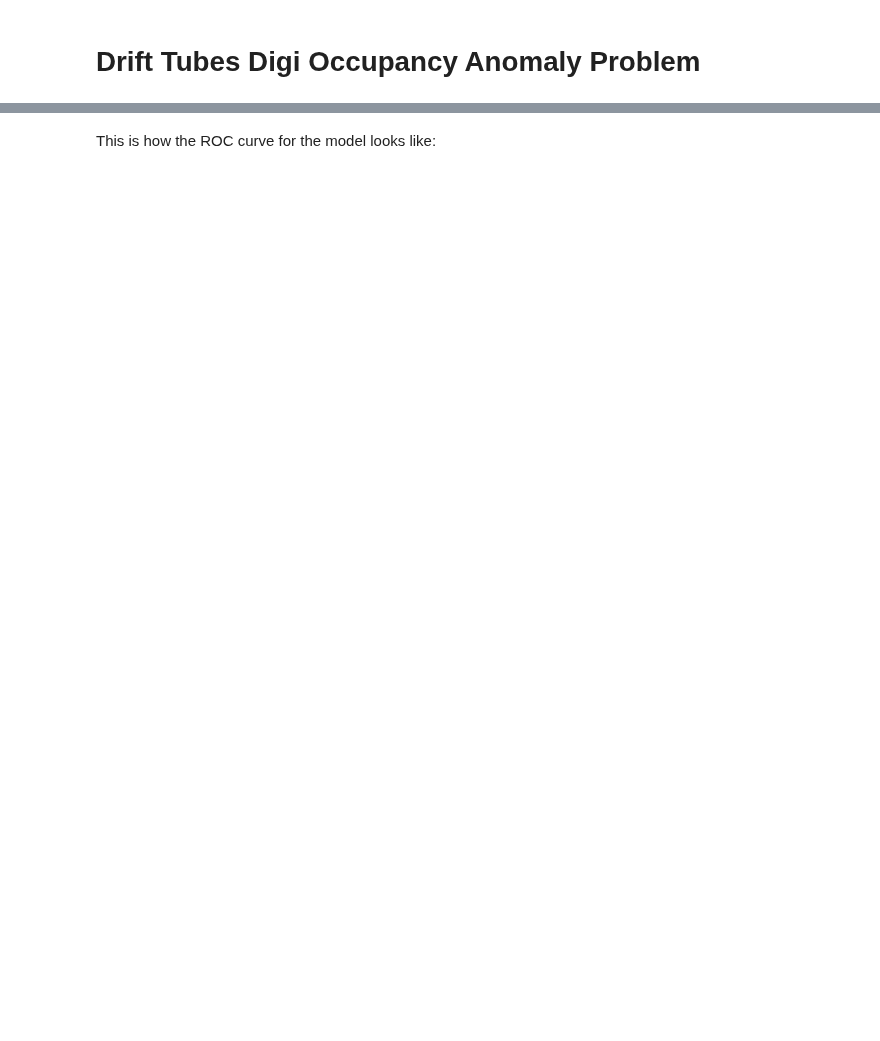
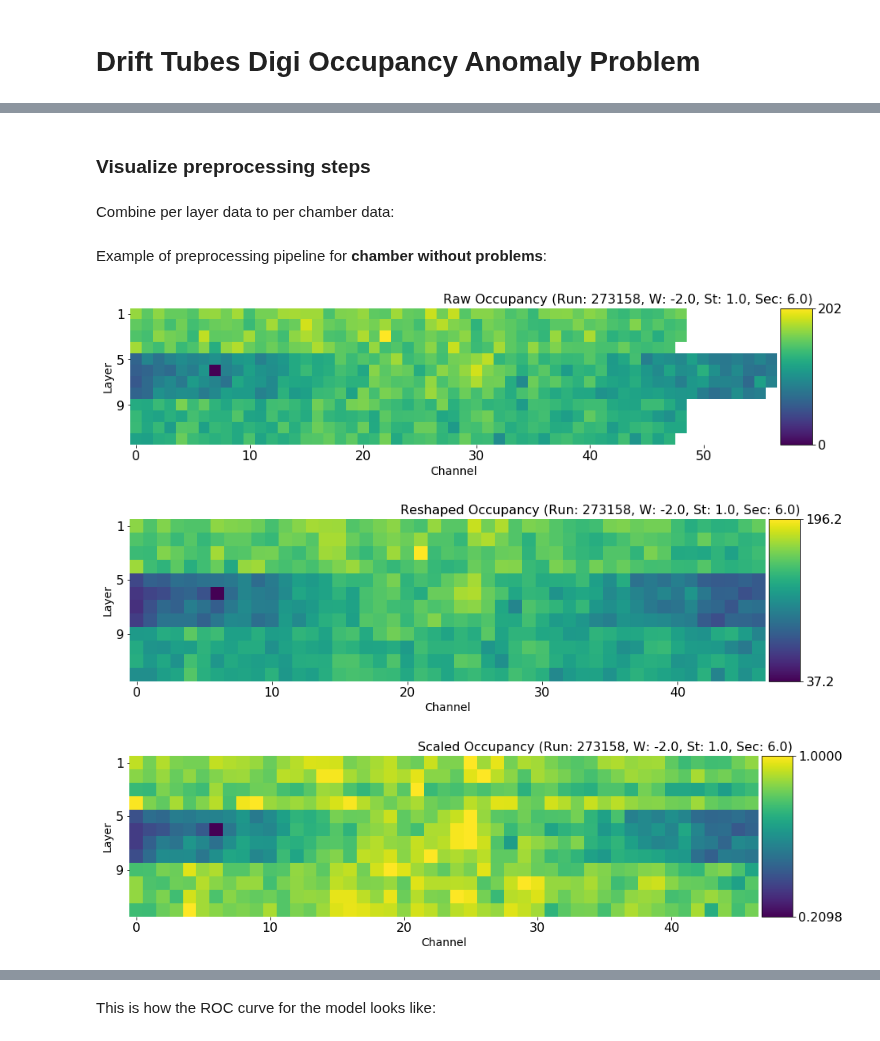
Before and after one commit to jang00777/DT-Digi-Occupancy, a Jupyter notebook: notebooks/model_training.ipynb, the cells around one changed output, grey strips where cells are left out. Saved outputs shown, nothing was run; the diff lists cells and outputs as text; code cells hidden in the pictures; blank space fills up the shorter version.

```diff
--- a/notebooks/model_training.ipynb
+++ b/notebooks/model_training.ipynb
@@ -176,0 +140,12 @@ layers_test['model_score'] = model.predict(np.array(test_x))[:, 1]
+# %%
+def scale_occupancy(layer):
+    layer = layer.reshape(-1, 1)
+    scaler = MaxAbsScaler().fit(layer)
+    return scaler.transform(layer).reshape(1, -1)
+
+drift_tubes_layers["content_scaled"] = drift_tubes_layers["content_resized"].apply(scale_occupancy)
+drift_tubes_layers["content_smoothed_scaled"] = drift_tubes_layers["content_smoothed_resized"].apply(scale_occupancy)
+# %% [markdown]
+### Visualize preprocessing steps
+# %% [markdown]
+Combine per layer data to per chamber data:
@@ -176,0 +209,41 @@ layers_test['model_score'] = model.predict(np.array(test_x))[:, 1]
+# %%
+def plot_occupancy_hitmap(data, title):
+    plt.figure()
+
+    ax = plt.gca()
+    ax.set_yticklabels(['1','5','9'])
+    ax.set_yticks([0, 4, 8])
+
+    plt.xlabel("Channel")
+    plt.ylabel("Layer")
+
+    im = ax.imshow(data, interpolation="nearest")
+    divider = make_axes_locatable(ax)
+    cax = divider.append_axes("right", size="5%", pad=0.05)
+
+    plt.colorbar(im, cax=cax, ticks=[np.min(np.nan_to_num(data)), np.max(np.nan_to_num(data))])
+    plt.title(title, loc='right')
+    plt.show();
+
+def get_title(title, show):
+    return ("%s Occupancy (Run: %s, W: %s, St: %s, Sec: %s)" %
+            (title, int(show.run), show.wheel, show.station, show.sector))
+
+def visualize_preprocessing(show, smoothed):
+    if smoothed:
+        plot_occupancy_hitmap(show.content_smoothed, get_title("Smoothed", show))
+        plot_occupancy_hitmap(show.content_smoothed_resized, get_title("Reshaped", show))
+        plot_occupancy_hitmap(show.content_smoothed_scaled, get_title("Scaled", show))
+
+    else:
+        plot_occupancy_hitmap(show.content_raw, get_title("Raw", show))
+        plot_occupancy_hitmap(show.content_resized, get_title("Reshaped", show))
+        plot_occupancy_hitmap(show.content_scaled, get_title("Scaled", show))
+# %% [markdown]
+Example of preprocessing pipeline for <b>chamber without problems</b>:
+# %%
+visualize_preprocessing(drift_tubes_chambers[drift_tubes_chambers.score == 12].iloc[0], False)
+# %% [output]
+[figure, added]
+[figure, added]
+[figure, added]
```
Also changed, not shown: parts of 90 cells of this notebook, 2 other files.
